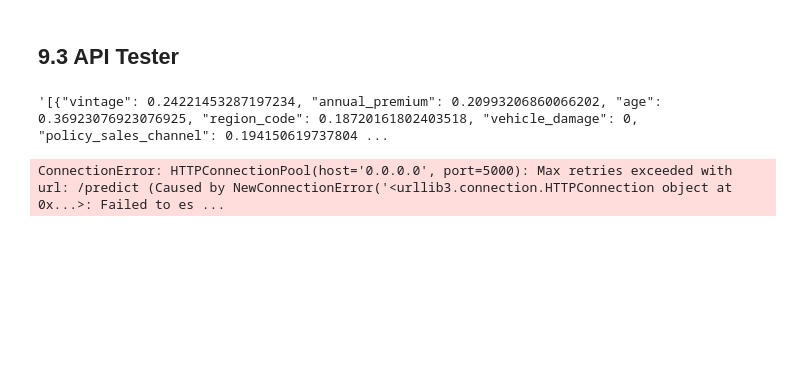
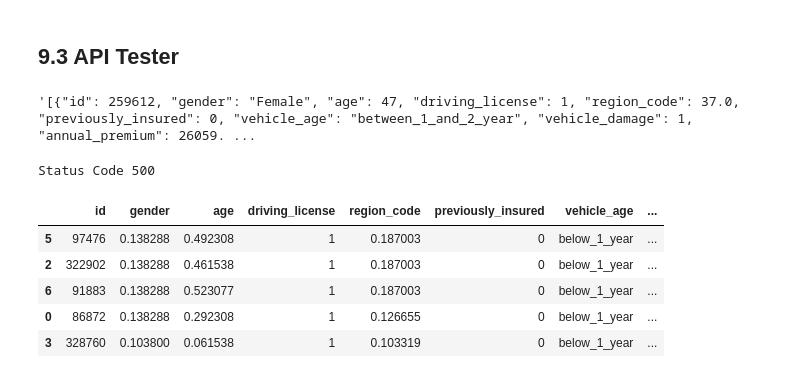
Before and after one commit to rmouram/health_insurance, a Jupyter notebook: v1.0-Health_insurance_cross_sell.ipynb, the cells around one changed output. Drawn from its saved outputs; the diff is of its cells as text; code cells hidden in the pictures; blank space fills up the shorter version.

```diff
--- a/v1.0-Health_insurance_cross_sell.ipynb
+++ b/v1.0-Health_insurance_cross_sell.ipynb
@@ -437,5 +431,5 @@ X = df4.drop('response', axis=1)
 y = df4['response'].copy()
 
 x_train, x_val, y_train, y_val = ms.train_test_split(X, y, test_size=0.20)
-
+x_val_api = x_val.copy()
 df5 = pd.concat([x_train, y_train], axis=1)
@@ -854,8 +859,8 @@ import json
 import requests
 # %%
  # loading test dataset
-df_test = x_validation
-df_test['response'] = y_val
+#x_val_api = x_val_api.drop(['response'], axis=1)
+df_test = x_val_api
 # %%
  df_test = df_test.sample(10)
 # %%
@@ -864,17 +869,24 @@ data = json.dumps( df_test.to_dict( orient='records' ) )
 # %%
  data
 # %% [output]
-'[{"vintage": 0.24221453287197234, "annual_premium": 0.20993206860066202, "age": 0.36923076923076925, "region_code": 0.18720161802403518, "vehicle_damage": 0, "policy_sales_channel": 0.194150619737804 ...
+'[{"id": 259612, "gender": "Female", "age": 47, "driving_license": 1, "region_code": 37.0, "previously_insured": 0, "vehicle_age": "between_1_and_2_year", "vehicle_damage": 1, "annual_premium": 26059. ...
 # %%
  # API Call
-url = 'http://0.0.0.0:5000/predict'
-#url = 'https://healt-insurance-predicition-rf.herokuapp.com/predict'
+#url = 'http://0.0.0.0:5000/predict'
+url = 'https://health-insurance-model-rf.herokuapp.com/predict'
 header = {'Content-type': 'application/json' }
 
 r = requests.post( url, data=data, headers=header )
 print( 'Status Code {}'.format( r.status_code ) )
 # %% [output]
-ConnectionError: HTTPConnectionPool(host='0.0.0.0', port=5000): Max retries exceeded with url: /predict (Caused by NewConnectionError('<urllib3.connection.HTTPConnection object at 0x...>: Failed to es ...
+Status Code 500
 # %%
 d1 = pd.DataFrame( r.json(), columns=r.json()[0].keys() )
-d1.sort_values( 'score', ascending=False ).head()
+d1.sort_values( 'prediction', ascending=False ).head()
+# %% [output]
+|  | id | gender | age | driving_license | region_code | previously_insured | vehicle_age | ... |
+| 5 | 97476 | 0.138288 | 0.492308 | 1 | 0.187003 | 0 | below_1_year | ... |
+| 2 | 322902 | 0.138288 | 0.461538 | 1 | 0.187003 | 0 | below_1_year | ... |
+| 6 | 91883 | 0.138288 | 0.523077 | 1 | 0.187003 | 0 | below_1_year | ... |
+| 0 | 86872 | 0.138288 | 0.292308 | 1 | 0.126655 | 0 | below_1_year | ... |
+| 3 | 328760 | 0.103800 | 0.061538 | 1 | 0.103319 | 0 | below_1_year | ... |
```
Also changed, not shown: parts of 11 cells of this notebook, 7 other files.
